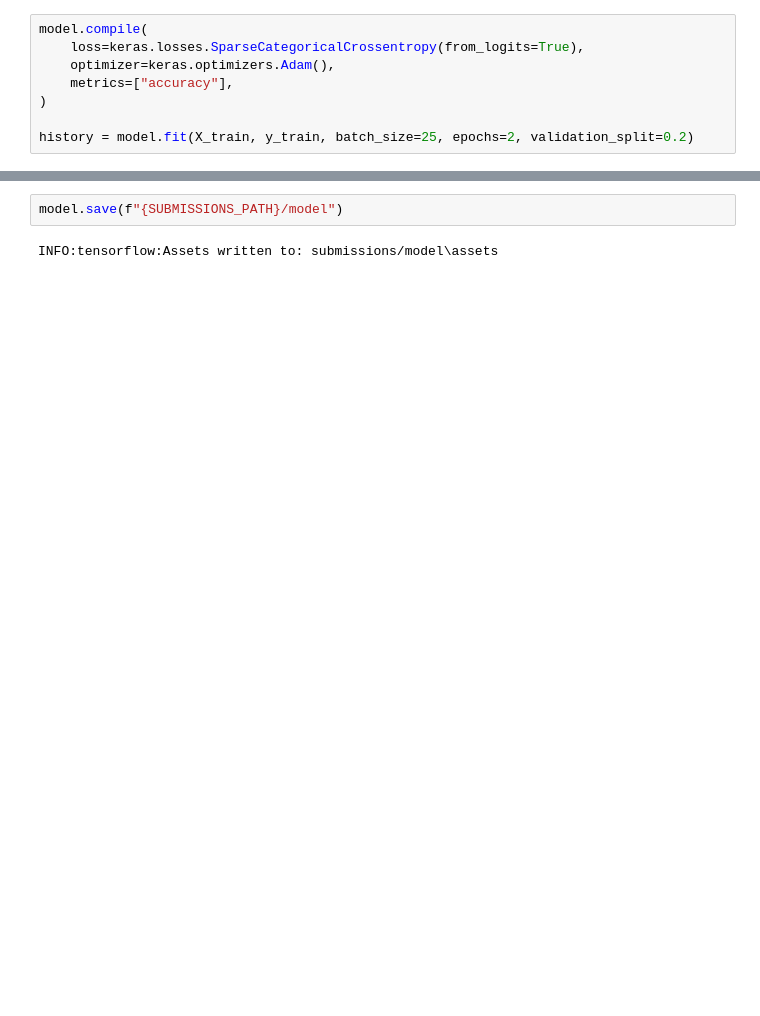
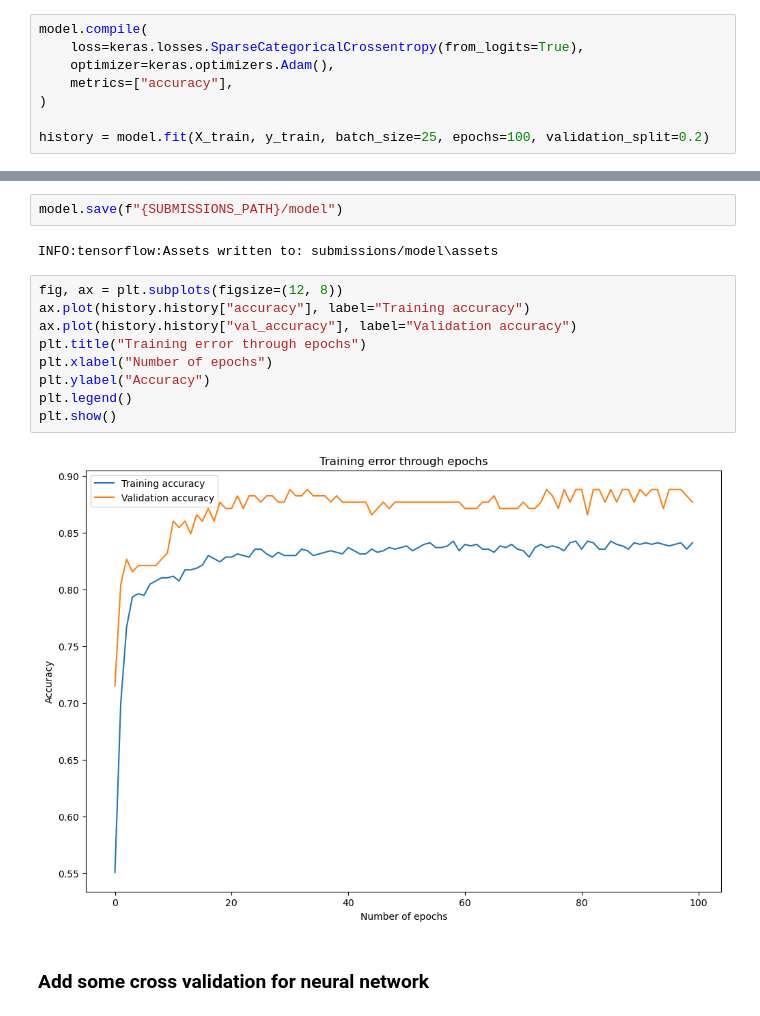
Before and after one commit to edgarWolf/titanic-playground, a Jupyter notebook: titanic.ipynb, the cells around one changed output, grey strips where cells are left out. Saved outputs shown, nothing was run; the diff lists cells and outputs as text; blank space fills up the shorter version.

Commit message:
Add plot for accuracy.

```diff
--- a/titanic.ipynb
+++ b/titanic.ipynb
@@ -1193,5 +1192,5 @@ model.compile(
     metrics=["accuracy"],
 )
 
-history = model.fit(X_train, y_train, batch_size=25, epochs=2, validation_split=0.2)
+history = model.fit(X_train, y_train, batch_size=25, epochs=100, validation_split=0.2)
 # %% [output]
@@ -1212,3 +1224,16 @@ Created new nn predictions csv.
 model.save(f"{SUBMISSIONS_PATH}/model")
 # %% [output]
 INFO:tensorflow:Assets written to: submissions/model\assets
+# %%
+fig, ax = plt.subplots(figsize=(12, 8))
+ax.plot(history.history["accuracy"], label="Training accuracy")
+ax.plot(history.history["val_accuracy"], label="Validation accuracy")
+plt.title("Training error through epochs")
+plt.xlabel("Number of epochs")
+plt.ylabel("Accuracy")
+plt.legend()
+plt.show()
+# %% [output]
+[figure, added]
+# %% [markdown]
+### Add some cross validation for neural network
```
Also changed, not shown: parts of 13 cells of this notebook.
